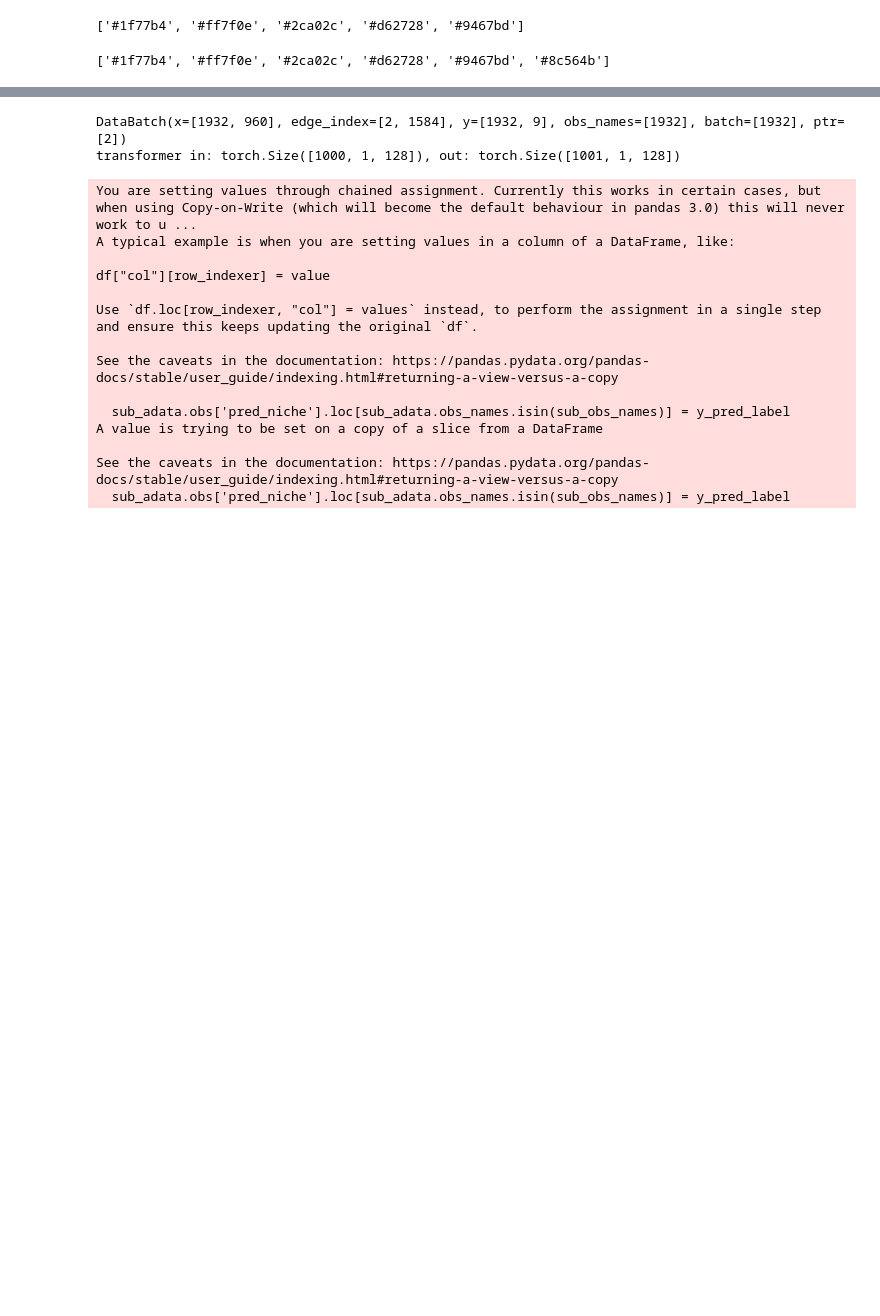
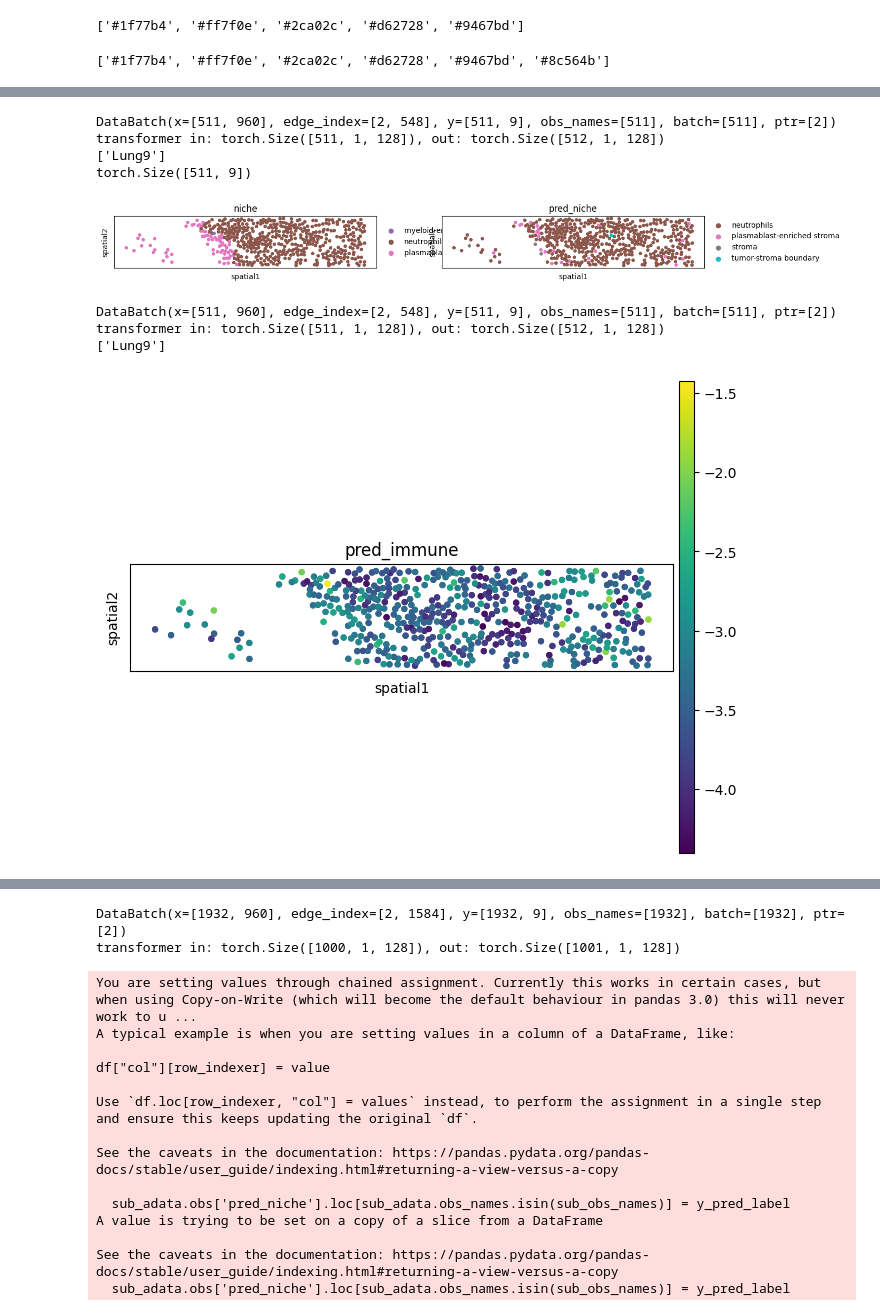
Before and after one commit to theislab/interscale, a Jupyter notebook: docs/notebooks/evaluation.ipynb, the cells around one changed output, grey strips where cells are left out. Saved outputs shown, nothing was run; the diff lists cells and outputs as text; code cells hidden in the pictures; blank space fills up the shorter version.

```diff
--- a/docs/notebooks/evaluation.ipynb
+++ b/docs/notebooks/evaluation.ipynb
@@ -478,0 +551,14 @@ sub_adata.uns['pred_niche_colors']
+# %%
+eval_loader = DataLoader([pyg_datas[206]], 1)
+spatial_tissue_reconstruction(eval_loader, adata, model, 'niche', 'sliding_window', cm, class_specific = False)
+spatial_tissue_reconstruction(eval_loader, adata, model, 'niche', 'sliding_window', cm, class_specific = True)
+# %% [output]
+DataBatch(x=[511, 960], edge_index=[2, 548], y=[511, 9], obs_names=[511], batch=[511], ptr=[2])
+transformer in: torch.Size([511, 1, 128]), out: torch.Size([512, 1, 128])
+['Lung9']
+torch.Size([511, 9])
+[figure, added]
+DataBatch(x=[511, 960], edge_index=[2, 548], y=[511, 9], obs_names=[511], batch=[511], ptr=[2])
+transformer in: torch.Size([511, 1, 128]), out: torch.Size([512, 1, 128])
+['Lung9']
+[figure, added]
```
Also changed, not shown: parts of 6 cells of this notebook, 12 other files.
